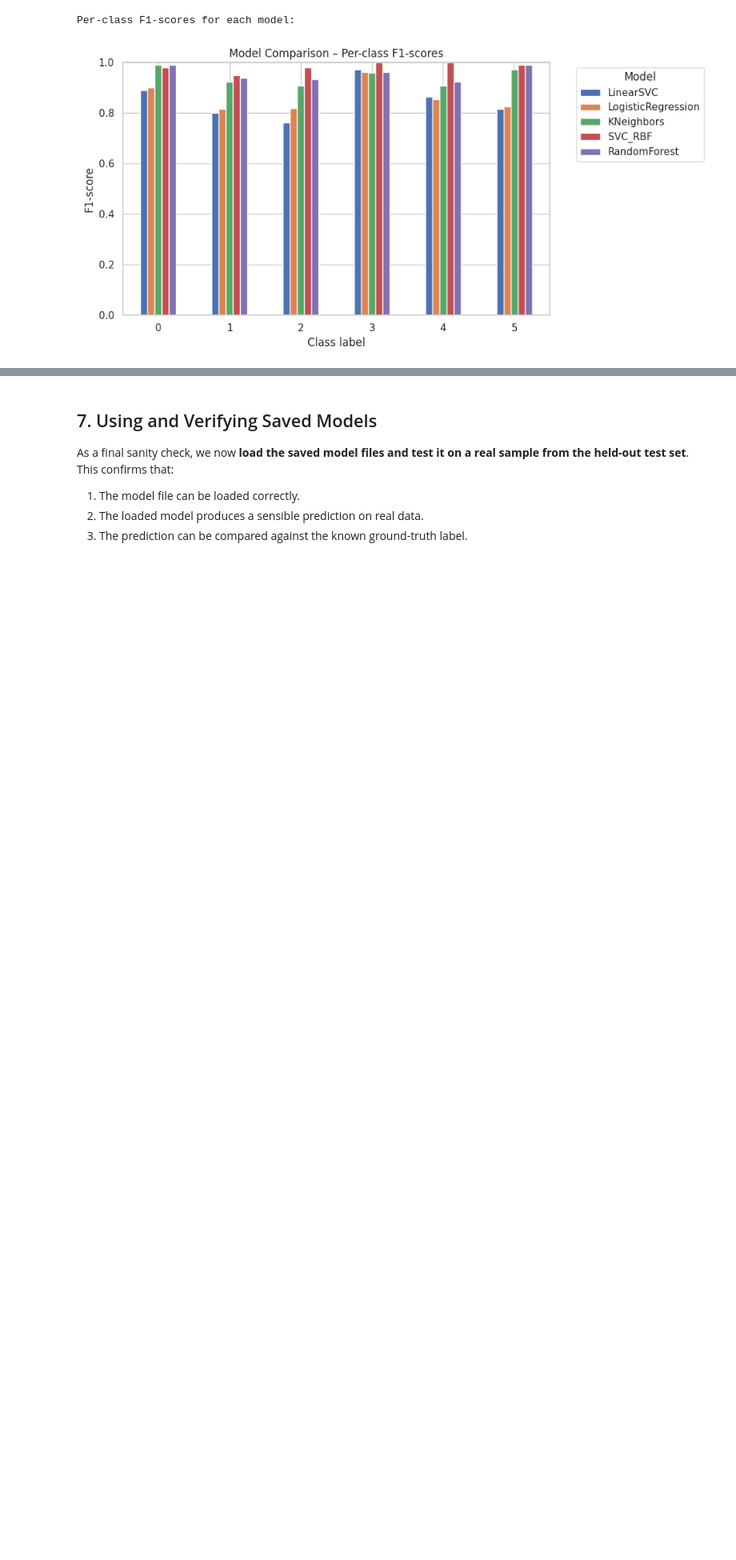
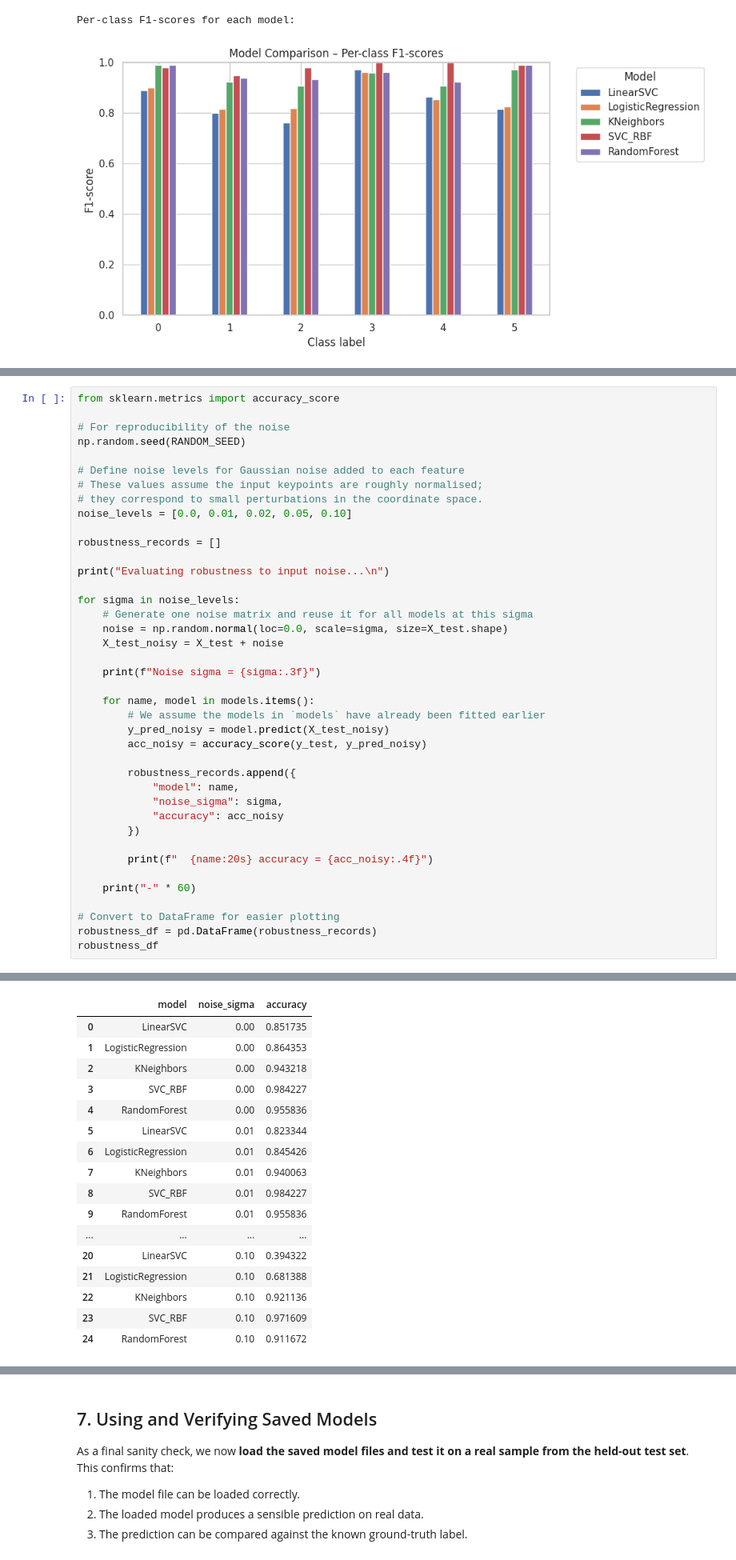
Before and after one commit to NatBrian/mediapipe-hand-recognition, a Jupyter notebook: notebooks/keypoint_training_baseline.ipynb, the cells around one changed output, grey strips where cells are left out. Shown at 80% size. Saved outputs shown, nothing was run; the diff lists cells and outputs as text; blank space fills up the shorter version.

```diff
--- a/notebooks/keypoint_training_baseline.ipynb
+++ b/notebooks/keypoint_training_baseline.ipynb
@@ -763,0 +785,41 @@ Per-class F1-scores for each model:
+# %%
+from sklearn.metrics import accuracy_score
+
+# For reproducibility of the noise
+np.random.seed(RANDOM_SEED)
+
+# Define noise levels for Gaussian noise added to each feature
+# These values assume the input keypoints are roughly normalised;
+# they correspond to small perturbations in the coordinate space.
+noise_levels = [0.0, 0.01, 0.02, 0.05, 0.10]
+
+robustness_records = []
+
+print("Evaluating robustness to input noise...\n")
+
+for sigma in noise_levels:
+    # Generate one noise matrix and reuse it for all models at this sigma
+    noise = np.random.normal(loc=0.0, scale=sigma, size=X_test.shape)
+    X_test_noisy = X_test + noise
+
+    print(f"Noise sigma = {sigma:.3f}")
+
+    for name, model in models.items():
+        # We assume the models in `models` have already been fitted earlier
+        y_pred_noisy = model.predict(X_test_noisy)
+        acc_noisy = accuracy_score(y_test, y_pred_noisy)
+
+        robustness_records.append({
+            "model": name,
+            "noise_sigma": sigma,
+            "accuracy": acc_noisy
+        })
+
+        print(f"  {name:20s} accuracy = {acc_noisy:.4f}")
+
+    print("-" * 60)
+
+# Convert to DataFrame for easier plotting
+robustness_df = pd.DataFrame(robustness_records)
+robustness_df
+# %% [output]
@@ -763,0 +843,17 @@ Per-class F1-scores for each model:
+|  | model | noise_sigma | accuracy |
+| 0 | LinearSVC | 0.00 | 0.851735 |
+| 1 | LogisticRegression | 0.00 | 0.864353 |
+| 2 | KNeighbors | 0.00 | 0.943218 |
+| 3 | SVC_RBF | 0.00 | 0.984227 |
+| 4 | RandomForest | 0.00 | 0.955836 |
+| 5 | LinearSVC | 0.01 | 0.823344 |
+| 6 | LogisticRegression | 0.01 | 0.845426 |
+| 7 | KNeighbors | 0.01 | 0.940063 |
+| 8 | SVC_RBF | 0.01 | 0.984227 |
+| 9 | RandomForest | 0.01 | 0.955836 |
+| ... | ... | ... | ... |
+| 20 | LinearSVC | 0.10 | 0.394322 |
+| 21 | LogisticRegression | 0.10 | 0.681388 |
+| 22 | KNeighbors | 0.10 | 0.921136 |
+| 23 | SVC_RBF | 0.10 | 0.971609 |
+| 24 | RandomForest | 0.10 | 0.911672 |
```
Also changed, not shown: parts of 3 cells of this notebook.
